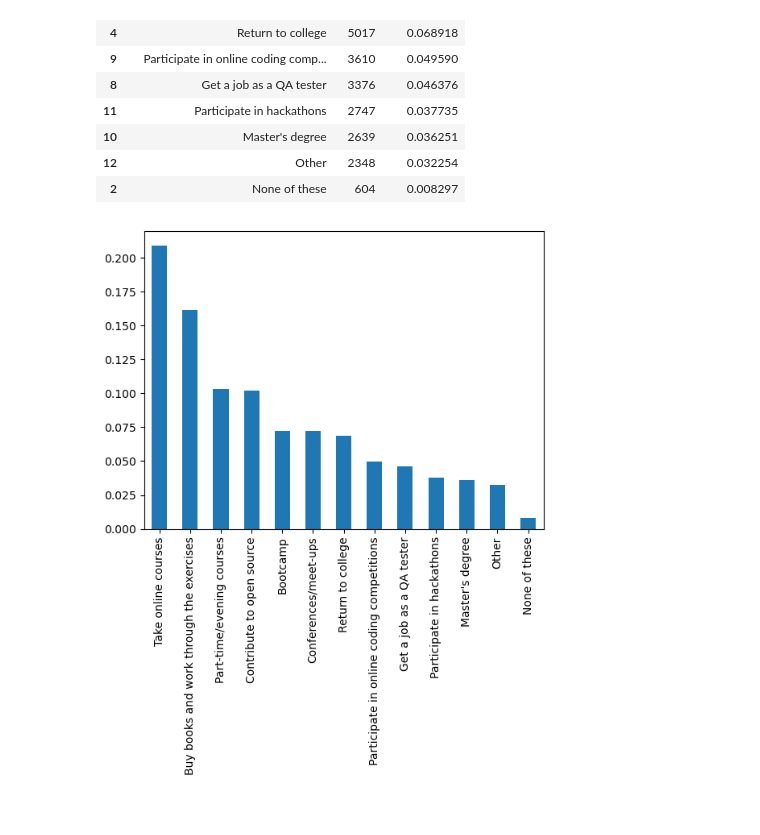
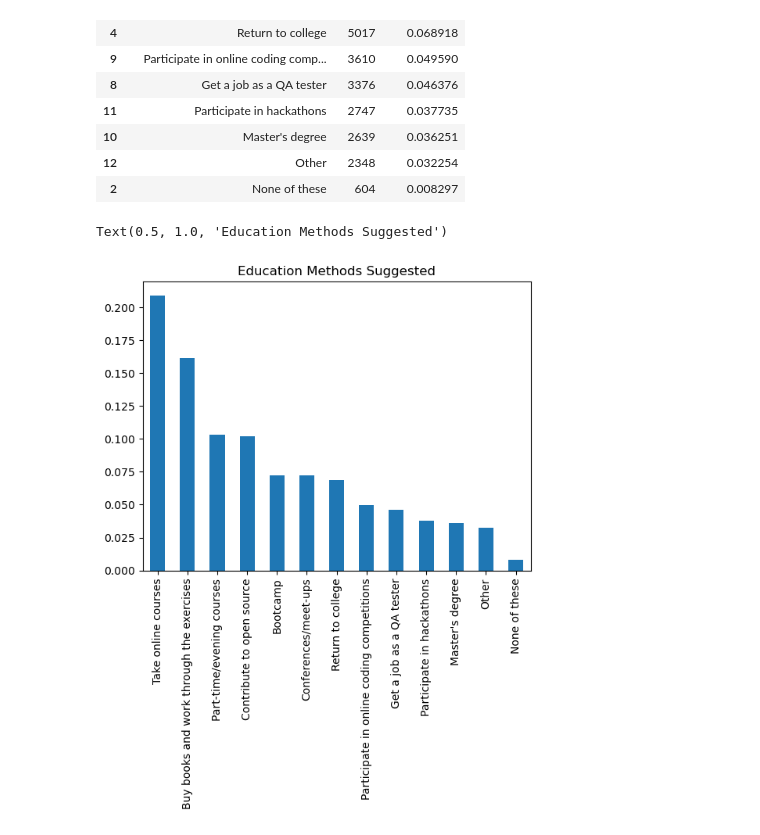
Before and after one commit to Owolabi-Oluwagbohunmi/Business_Data_Understanding, a Jupyter notebook: stackof_note.ipynb, the cells around one changed output. Drawn from its saved outputs; the diff is of its cells as text; code cells hidden in the pictures.

```diff
--- a/stackof_note.ipynb
+++ b/stackof_note.ipynb
@@ -161,6 +161,8 @@ study_df
 # %%
 (study_df['count']/study_df['count'].sum()).plot(kind='bar')
 labels = list(study_df['method'])
 plt.xticks(range(len(labels)),labels,rotation=90);
+plt.title('Education Methods Suggested')
 # %% [output]
+Text(0.5, 1.0, 'Education Methods Suggested')
-[figure, old version]
+[figure, new version]
```
Also changed, not shown: parts of 4 cells of this notebook.
